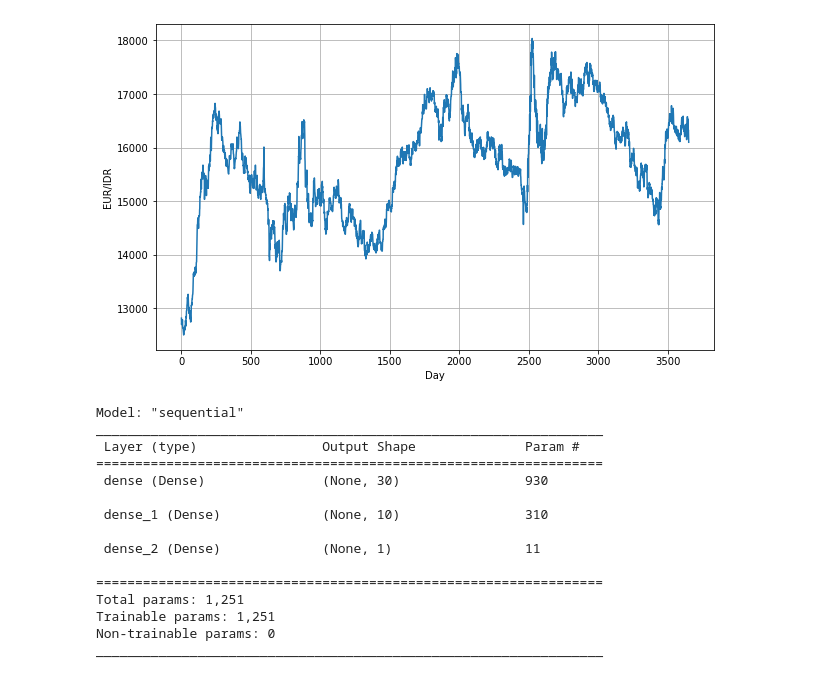
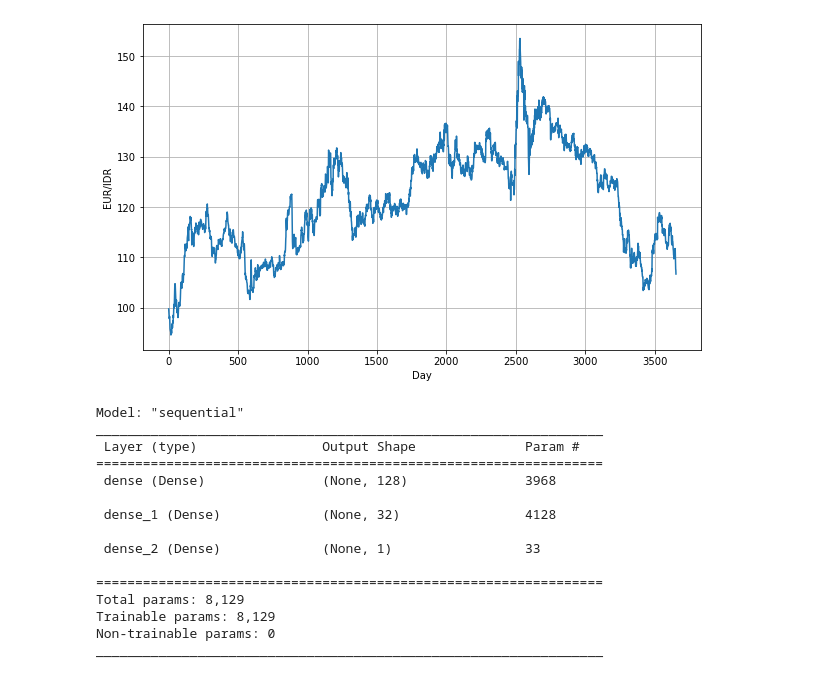
Before and after one commit to C23-PR588/autoforex-machine-learning, a Jupyter notebook: try_first_model.ipynb, the cells around one changed output. Drawn from its saved outputs; the diff is of its cells as text; code cells hidden in the pictures.

```diff
--- a/try_first_model.ipynb
+++ b/try_first_model.ipynb
@@ -58,29 +58,29 @@ def plot_series(x, y, format="-", start=0, end=None,
 # %%
 # Initialize lists
 time_step = []
 sunspots = []
 
 # Open CSV file
 with open('./currency_data_10_years.csv') as csvfile:
 
     # Initialize reader
     reader = csv.reader(csvfile, delimiter=',')
 
     # Skip the first line
     next(reader)
 
     # Append row and sunspot number to lists
     for i,row in enumerate(reader):
         time_step.append(int(i))
-        sunspots.append(float(row[1]))
+        sunspots.append(float(row[3]))
 
 # Convert lists to numpy arrays
 time = np.array(time_step)
 series = np.array(sunspots)
 
 # Preview the data
 plot_series(time, series, xlabel='Day', ylabel='EUR/IDR')
 # %% [output]
-[figure, old version]
+[figure, new version]
 # %%
 # Define the split time
@@ -137,8 +138,8 @@ train_set = windowed_dataset(x_train, window_size, batch_size, shuffle_buffer_si
 # %%
 # Build the model
 model = tf.keras.models.Sequential([
-    tf.keras.layers.Dense(30, input_shape=[window_size], activation="relu"),
-    tf.keras.layers.Dense(10, activation="relu"),
+    tf.keras.layers.Dense(128, input_shape=[window_size], activation="relu"),
+    tf.keras.layers.Dense(32, activation="relu"),
     tf.keras.layers.Dense(1)
 ])
 
@@ -149,15 +150,15 @@ Model: "sequential"
 _________________________________________________________________
  Layer (type)                Output Shape              Param #
 =================================================================
- dense (Dense)               (None, 30)                930
+ dense (Dense)               (None, 128)               3968
 
- dense_1 (Dense)             (None, 10)                310
+ dense_1 (Dense)             (None, 32)                4128
 
- dense_2 (Dense)             (None, 1)                 11
+ dense_2 (Dense)             (None, 1)                 33
 
 =================================================================
-Total params: 1,251
-Trainable params: 1,251
+Total params: 8,129
+Trainable params: 8,129
 Non-trainable params: 0
 _________________________________________________________________
 # %%
```
Also changed, not shown: parts of 14 cells of this notebook, 53 other files.
